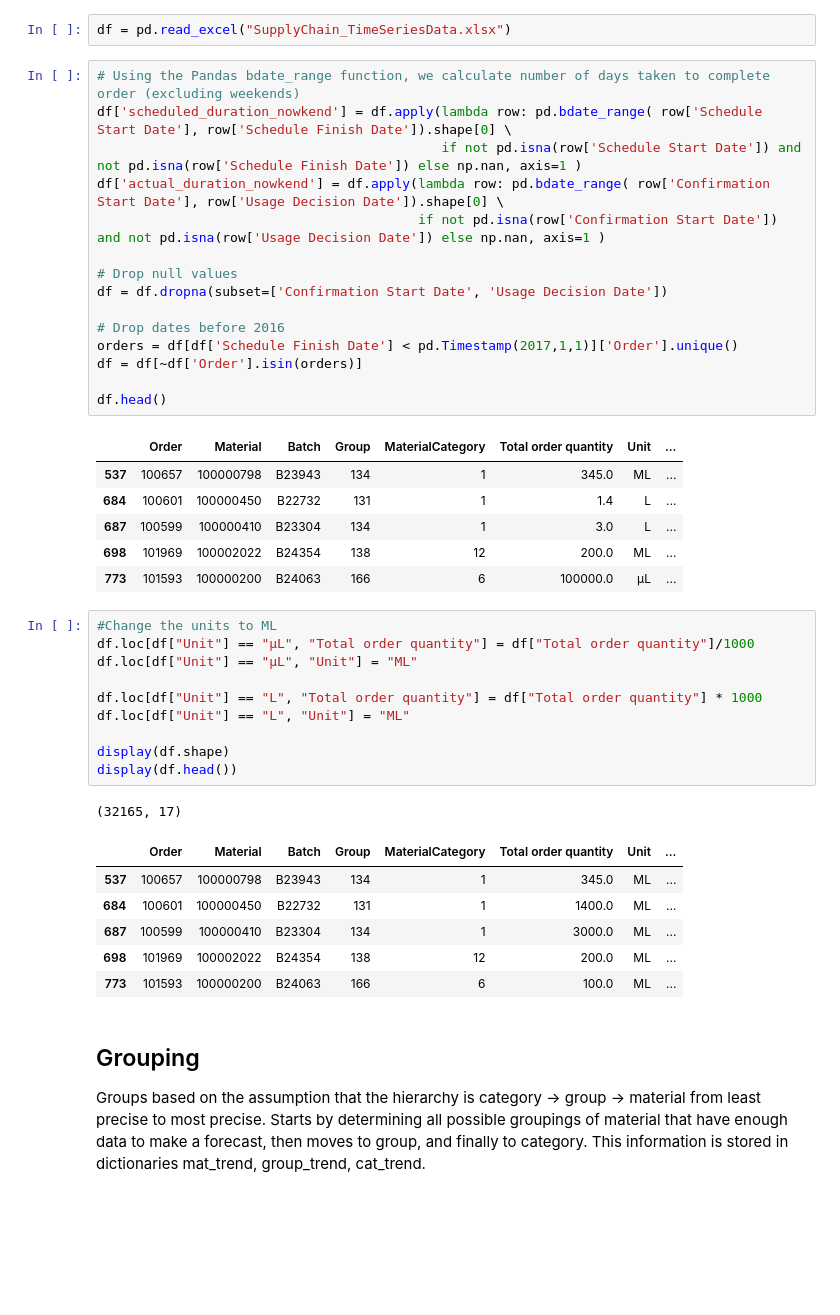
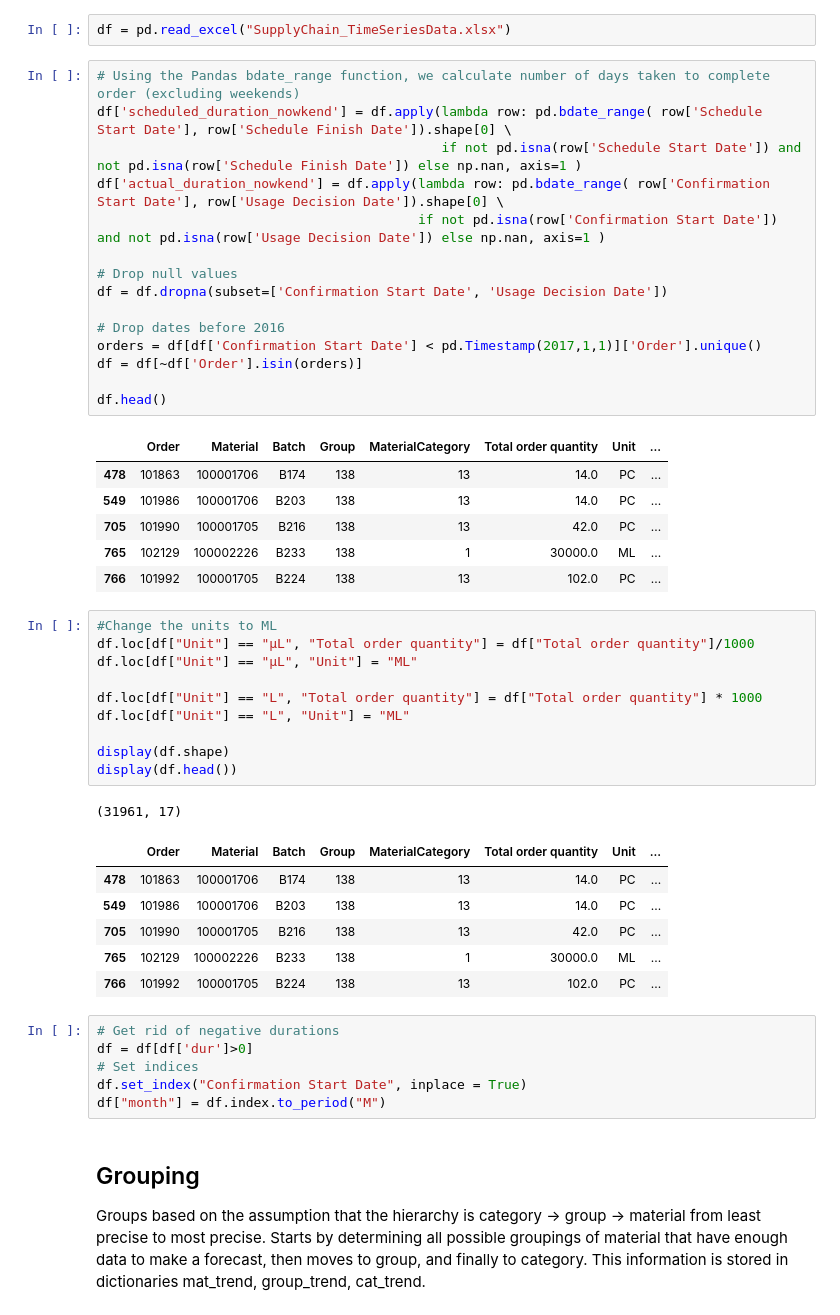
Before and after one commit to jakeharris1/Time-Series-Forecasting, a Jupyter notebook: ARIMA_Grouping.ipynb, the cells around one changed output. Cells and saved outputs as stored; diff of their text form; blank space fills up the shorter version.

```diff
--- a/ARIMA_Grouping.ipynb
+++ b/ARIMA_Grouping.ipynb
@@ -14,25 +14,25 @@ df = pd.read_excel("SupplyChain_TimeSeriesData.xlsx")
 # %%
 # Using the Pandas bdate_range function, we calculate number of days taken to complete order (excluding weekends)
 df['scheduled_duration_nowkend'] = df.apply(lambda row: pd.bdate_range( row['Schedule Start Date'], row['Schedule Finish Date']).shape[0] \
                                             if not pd.isna(row['Schedule Start Date']) and not pd.isna(row['Schedule Finish Date']) else np.nan, axis=1 )
 df['actual_duration_nowkend'] = df.apply(lambda row: pd.bdate_range( row['Confirmation Start Date'], row['Usage Decision Date']).shape[0] \
                                          if not pd.isna(row['Confirmation Start Date']) and not pd.isna(row['Usage Decision Date']) else np.nan, axis=1 )
 
 # Drop null values
 df = df.dropna(subset=['Confirmation Start Date', 'Usage Decision Date'])
 
 # Drop dates before 2016
-orders = df[df['Schedule Finish Date'] < pd.Timestamp(2017,1,1)]['Order'].unique()
+orders = df[df['Confirmation Start Date'] < pd.Timestamp(2017,1,1)]['Order'].unique()
 df = df[~df['Order'].isin(orders)]
 
 df.head()
 # %% [output]
 |  | Order | Material | Batch | Group | MaterialCategory | Total order quantity | Unit | ... |
-| 537 | 100657 | 100000798 | B23943 | 134 | 1 | 345.0 | ML | ... |
-| 684 | 100601 | 100000450 | B22732 | 131 | 1 | 1.4 | L | ... |
-| 687 | 100599 | 100000410 | B23304 | 134 | 1 | 3.0 | L | ... |
-| 698 | 101969 | 100002022 | B24354 | 138 | 12 | 200.0 | ML | ... |
-| 773 | 101593 | 100000200 | B24063 | 166 | 6 | 100000.0 | µL | ... |
+| 478 | 101863 | 100001706 | B174 | 138 | 13 | 14.0 | PC | ... |
+| 549 | 101986 | 100001706 | B203 | 138 | 13 | 14.0 | PC | ... |
+| 705 | 101990 | 100001705 | B216 | 138 | 13 | 42.0 | PC | ... |
+| 765 | 102129 | 100002226 | B233 | 138 | 1 | 30000.0 | ML | ... |
+| 766 | 101992 | 100001705 | B224 | 138 | 13 | 102.0 | PC | ... |
 # %%
 #Change the units to ML
 df.loc[df["Unit"] == "µL", "Total order quantity"] = df["Total order quantity"]/1000
@@ -44,13 +44,19 @@ df.loc[df["Unit"] == "L", "Unit"] = "ML"
 display(df.shape)
 display(df.head())
 # %% [output]
-(32165, 17)
+(31961, 17)
 |  | Order | Material | Batch | Group | MaterialCategory | Total order quantity | Unit | ... |
-| 537 | 100657 | 100000798 | B23943 | 134 | 1 | 345.0 | ML | ... |
-| 684 | 100601 | 100000450 | B22732 | 131 | 1 | 1400.0 | ML | ... |
-| 687 | 100599 | 100000410 | B23304 | 134 | 1 | 3000.0 | ML | ... |
-| 698 | 101969 | 100002022 | B24354 | 138 | 12 | 200.0 | ML | ... |
-| 773 | 101593 | 100000200 | B24063 | 166 | 6 | 100.0 | ML | ... |
+| 478 | 101863 | 100001706 | B174 | 138 | 13 | 14.0 | PC | ... |
+| 549 | 101986 | 100001706 | B203 | 138 | 13 | 14.0 | PC | ... |
+| 705 | 101990 | 100001705 | B216 | 138 | 13 | 42.0 | PC | ... |
+| 765 | 102129 | 100002226 | B233 | 138 | 1 | 30000.0 | ML | ... |
+| 766 | 101992 | 100001705 | B224 | 138 | 13 | 102.0 | PC | ... |
+# %%
+# Get rid of negative durations
+df = df[df['dur']>0]
+# Set indices
+df.set_index("Confirmation Start Date", inplace = True)
+df["month"] = df.index.to_period("M")
 # %% [markdown]
 ## Grouping
 Groups based on the assumption that the hierarchy is category -> group -> material from least precise to most precise. Starts by determining all possible groupings of material that have enough data to make a forecast, then moves to group, and finally to category. This information is stored in dictionaries mat_trend, group_trend, cat_trend.
```
Also changed, not shown: parts of 21 cells of this notebook.
